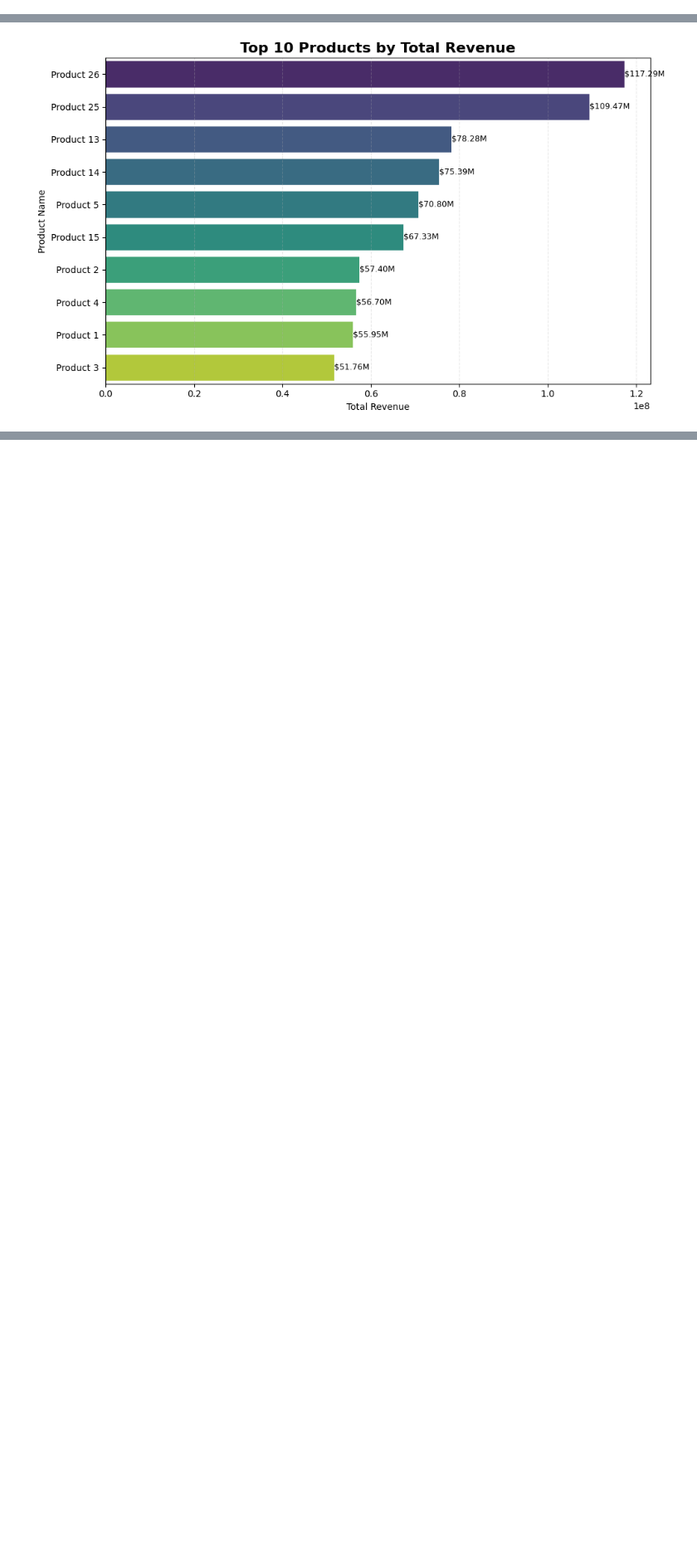
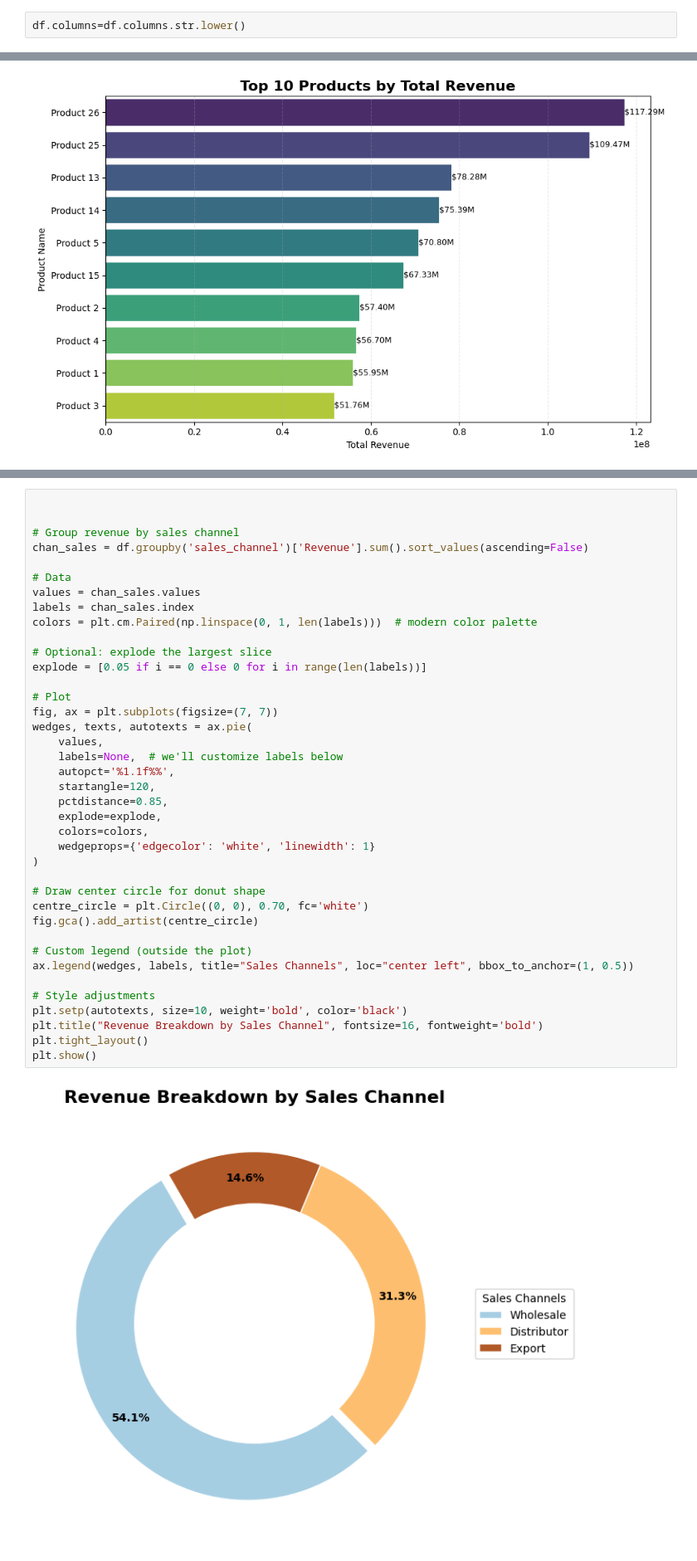
Before and after one commit to Shubham01-T/Sales_Data_Analysis-, a Jupyter notebook: Sales_Data_Analysis.ipynb, the cells around one changed output, grey strips where cells are left out. Shown at 83% size. Drawn from its saved outputs; the diff is of its cells as text; blank space fills up the shorter version.

Commit message:
added new graphs

```diff
--- a/Sales_Data_Analysis.ipynb
+++ b/Sales_Data_Analysis.ipynb
@@ -281,4 +281,6 @@ df.head(5)
 | 3 | SO - 0005614 | 2014-01-01 | 42 | Export | USD | AXW291 | ... |
 | 4 | SO - 0005781 | 2014-01-01 | 73 | Wholesale | USD | AXW291 | ... |
 5 rows × 34 columns
+# %%
+df.columns=df.columns.str.lower()
 # %%
@@ -488,0 +496,41 @@ Passing `palette` without assigning `hue` is deprecated and will be removed in v
+# %%
+
+
+# Group revenue by sales channel
+chan_sales = df.groupby('sales_channel')['Revenue'].sum().sort_values(ascending=False)
+
+# Data
+values = chan_sales.values
+labels = chan_sales.index
+colors = plt.cm.Paired(np.linspace(0, 1, len(labels)))  # modern color palette
+
+# Optional: explode the largest slice
+explode = [0.05 if i == 0 else 0 for i in range(len(labels))]
+
+# Plot
+fig, ax = plt.subplots(figsize=(7, 7))
+wedges, texts, autotexts = ax.pie(
+    values,
+    labels=None,  # we'll customize labels below
+    autopct='%1.1f%%',
+    startangle=120,
+    pctdistance=0.85,
+    explode=explode,
+    colors=colors,
+    wedgeprops={'edgecolor': 'white', 'linewidth': 1}
+)
+
+# Draw center circle for donut shape
+centre_circle = plt.Circle((0, 0), 0.70, fc='white')
+fig.gca().add_artist(centre_circle)
+
+# Custom legend (outside the plot)
+ax.legend(wedges, labels, title="Sales Channels", loc="center left", bbox_to_anchor=(1, 0.5))
+
+# Style adjustments
+plt.setp(autotexts, size=10, weight='bold', color='black')
+plt.title("Revenue Breakdown by Sales Channel", fontsize=16, fontweight='bold')
+plt.tight_layout()
+plt.show()
+# %% [output]
+[figure, added]
```
Also changed, not shown: parts of 7 cells of this notebook.
